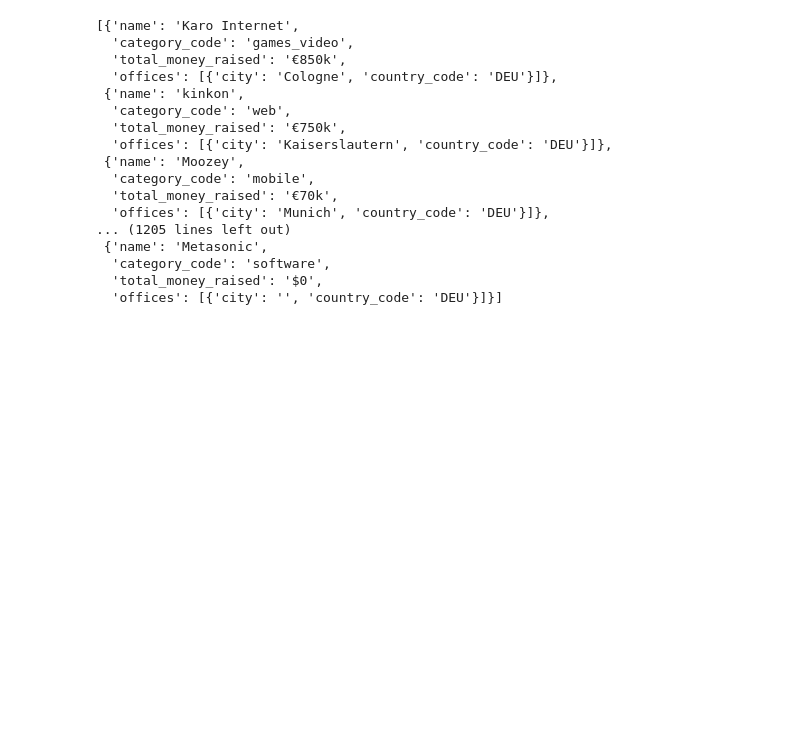
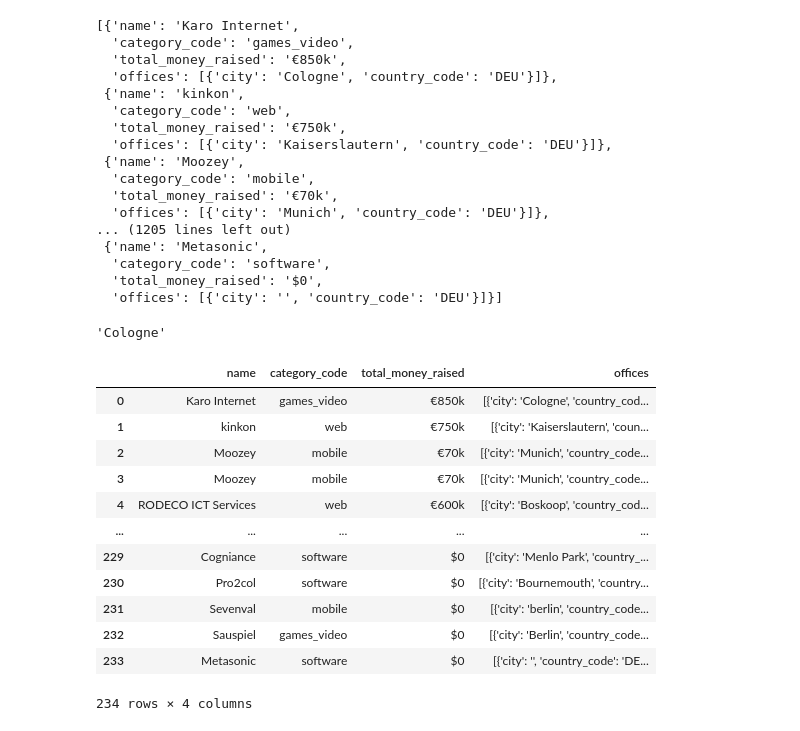
Before and after one commit to victorjrp92/Establishing-a-Tech-Company-in-Germany, a Jupyter notebook: Project3.ipynb, the cells around one changed output. Saved outputs shown, nothing was run; the diff lists cells and outputs as text; code cells hidden in the pictures; blank space fills up the shorter version.

```diff
--- a/Project3.ipynb
+++ b/Project3.ipynb
@@ -78,8 +78,10 @@ comp
   'total_money_raised': '$0',
   'offices': [{'city': '', 'country_code': 'DEU'}]}]
 # %%
-#offices_ = comp[0]["offices"][0]["city"]
-#offices_
+offices_ = comp[0]["offices"][0]["city"]
+offices_
+# %% [output]
+'Cologne'
 # %%
 cities = []
 for i in range(len(comp)):
@@ -92,4 +94,20 @@ for i in range(len(comp)):
         country.append(comp[i]["offices"][j]["country_code"])
 # %%
 df = pd.DataFrame(comp)
-df.drop(columns=["offices"],inplace=True)
+#df.drop(columns=["offices"],inplace=True)
+# %%
+df
+# %% [output]
+|  | name | category_code | total_money_raised | offices |
+| 0 | Karo Internet | games_video | €850k | [{'city': 'Cologne', 'country_cod... |
+| 1 | kinkon | web | €750k | [{'city': 'Kaiserslautern', 'coun... |
+| 2 | Moozey | mobile | €70k | [{'city': 'Munich', 'country_code... |
+| 3 | Moozey | mobile | €70k | [{'city': 'Munich', 'country_code... |
+| 4 | RODECO ICT Services | web | €600k | [{'city': 'Boskoop', 'country_cod... |
+| ... | ... | ... | ... | ... |
+| 229 | Cogniance | software | $0 | [{'city': 'Menlo Park', 'country_... |
+| 230 | Pro2col | software | $0 | [{'city': 'Bournemouth', 'country... |
+| 231 | Sevenval | mobile | $0 | [{'city': 'berlin', 'country_code... |
+| 232 | Sauspiel | games_video | $0 | [{'city': 'Berlin', 'country_code... |
+| 233 | Metasonic | software | $0 | [{'city': '', 'country_code': 'DE... |
+234 rows × 4 columns
```
Also changed, not shown: parts of 15 cells of this notebook, 1 other file.
